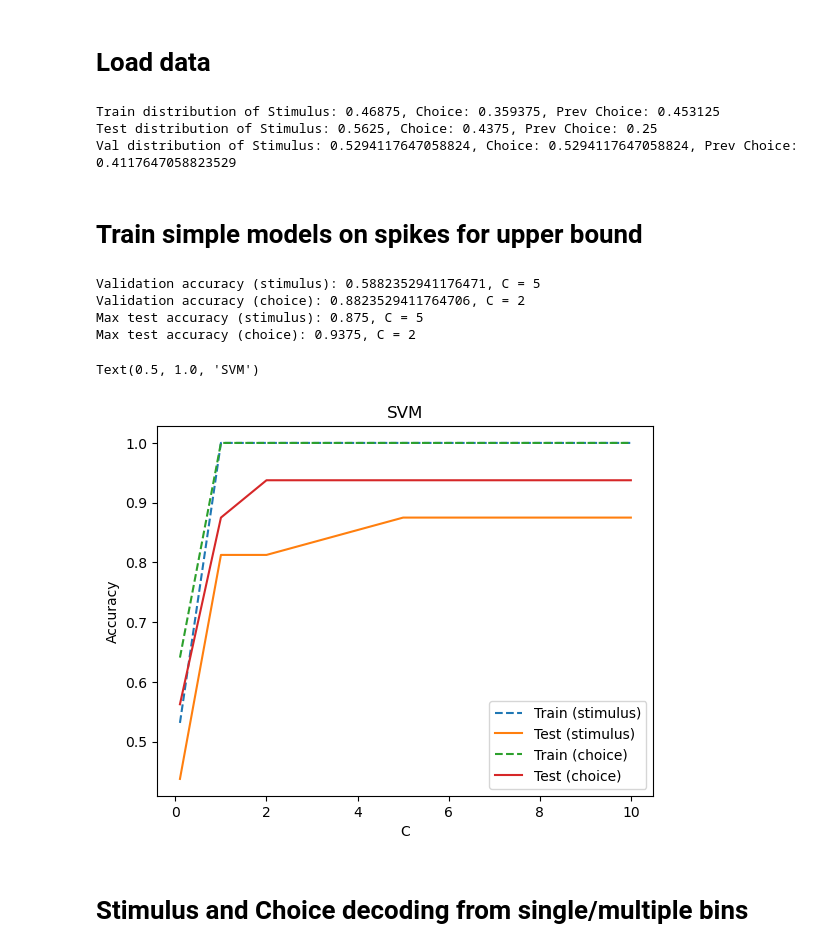
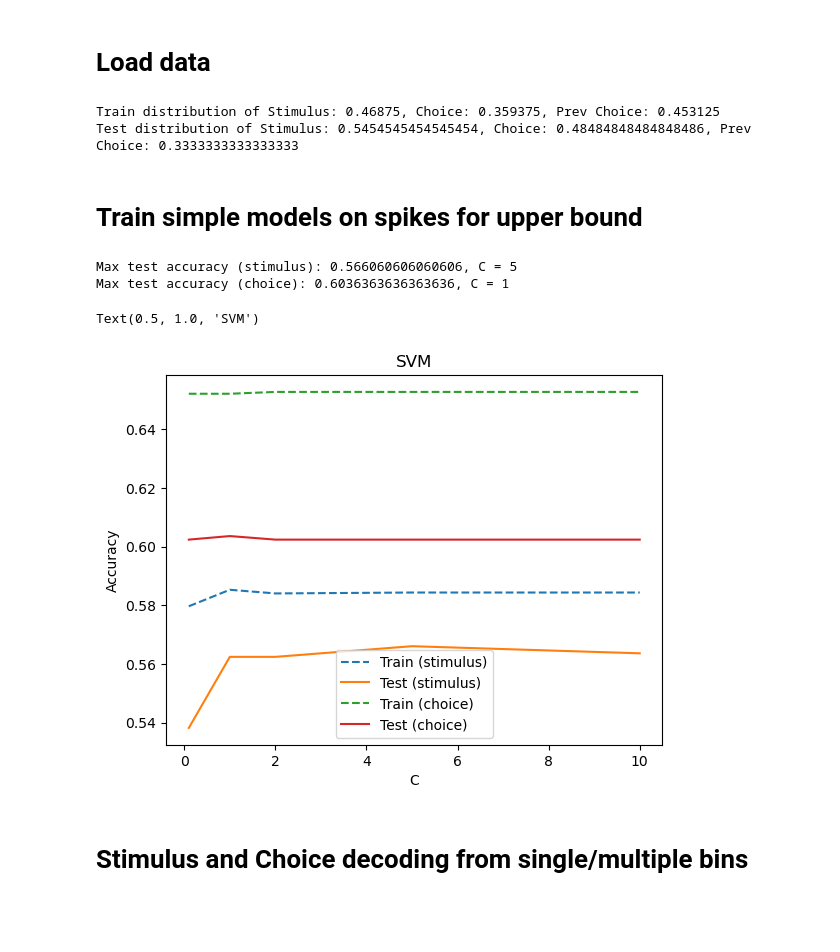
Before and after one commit to methi1999/switching_subspace, a Jupyter notebook: metric.ipynb, the cells around one changed output. Drawn from its saved outputs; the diff is of its cells as text; code cells hidden in the pictures; blank space fills up the shorter version.

```diff
--- a/metric.ipynb
+++ b/metric.ipynb
@@ -49,81 +46,86 @@ num_trials, time_bins, emissions_dim = spikes.shape
 behaviour_data_train, behaviour_data_test, spikes_train, spikes_test, amp_train, amp_test = train_test_split(behaviour_data, spikes, amp, test_size=0.2, random_state=7)
 # behaviour_data_train, behaviour_data_test, spikes_train, spikes_test, amp_train, amp_test = train_test_split(behaviour_data, spikes, amp, test_size=0.3, random_state=7)
 # further split test into test and val
-behaviour_data_test, behaviour_data_val, spikes_test, spikes_val, amp_test, amp_val = train_test_split(behaviour_data_test, spikes_test, amp_test, test_size=0.5, random_state=7)
+# behaviour_data_test, behaviour_data_val, spikes_test, spikes_val, amp_test, amp_val = train_test_split(behaviour_data_test, spikes_test, amp_test, test_size=0.5, random_state=7)
 trials_train, trials_test = len(behaviour_data_train), len(behaviour_data_test)
 # distribution of choice and stimulus in test
 print("Train distribution of Stimulus: {}, Choice: {}, Prev Choice: {}".format(np.mean(behaviour_data_train[:, 0]), np.mean(behaviour_data_train[:, 1]), np.mean(behaviour_data_train[:, 2])))
 print("Test distribution of Stimulus: {}, Choice: {}, Prev Choice: {}".format(np.mean(behaviour_data_test[:, 0]), np.mean(behaviour_data_test[:, 1]), np.mean(behaviour_data_test[:, 2])))
-print("Val distribution of Stimulus: {}, Choice: {}, Prev Choice: {}".format(np.mean(behaviour_data_val[:, 0]), np.mean(behaviour_data_val[:, 1]), np.mean(behaviour_data_val[:, 2])))
+# print("Val distribution of Stimulus: {}, Choice: {}, Prev Choice: {}".format(np.mean(behaviour_data_val[:, 0]), np.mean(behaviour_data_val[:, 1]), np.mean(behaviour_data_val[:, 2])))
 # labels
 y_stim_train, y_stim_test = behaviour_data_train[:, 0], behaviour_data_test[:, 0]
 y_choice_train, y_choice_test = behaviour_data_train[:, 1], behaviour_data_test[:, 1]
 y_prev_choice_train, y_prev_choice_test = behaviour_data_train[:, 2], behaviour_data_test[:, 2]
 # %% [output]
 Train distribution of Stimulus: 0.46875, Choice: 0.359375, Prev Choice: 0.453125
-Test distribution of Stimulus: 0.5625, Choice: 0.4375, Prev Choice: 0.25
-Val distribution of Stimulus: 0.5294117647058824, Choice: 0.5294117647058824, Prev Choice: 0.4117647058823529
+Test distribution of Stimulus: 0.5454545454545454, Choice: 0.48484848484848486, Prev Choice: 0.3333333333333333
 # %% [markdown]
 # Train simple models on spikes for upper bound
 # %%
+def reshape(s):
+    # return s.reshape(s.shape[0], -1)
+    return s.reshape(-1, s.shape[-1])
+
 train_acc_stim, test_acc_stim = [], []
 train_acc_choice, test_acc_choice = [], []
 list_c = [0.1, 1, 2, 5, 10]
 for which_beh, y_train, y_test in [('stim', y_stim_train, y_stim_test), ('choice', y_choice_train, y_choice_test)]:
+    # repeat 25 times
+    y_train = np.repeat(y_train, 25)
+    y_test = np.repeat(y_test, 25)
     for c in list_c:
         # train svm
-        clf = SVC(C=c)
-        # clf = LogisticRegression(penalty='l1', solver='liblinear', C=c)
-        clf.fit(spikes_train.reshape(spikes_train.shape[0], -1), y_train)
+        # clf = SVC(C=c)
+        # clf.fit(spikes_train.reshape(spikes_train.shape[0], -1), y_train)
+        clf = LogisticRegression(penalty='l1', solver='liblinear', C=c)
+        clf.fit(reshape(spikes_train), y_train)
         # predict
-        pred_test = clf.predict(spikes_test.reshape(spikes_test.shape[0], -1))
-        pred_train = clf.predict(spikes_train.reshape(spikes_train.shape[0], -1))
+        pred_test = clf.predict(reshape(spikes_test))
+        pred_train = clf.predict(reshape(spikes_train))
         # calculate accuracy
         test_accuracy = accuracy_score(y_test, pred_test)
         train_accuracy = accuracy_score(y_train, pred_train)
         if which_beh == 'stim':
             train_acc_stim.append(train_accuracy)
             test_acc_stim.append(test_accuracy)
         else:
             train_acc_choice.append(train_accuracy)
             test_acc_choice.append(test_accuracy)
-    # take best C and train on validation set
-    if which_beh == 'stim':
-        best_c = list_c[np.argmax(test_acc_stim)]
-        clf = SVC(C=best_c)
-        clf.fit(spikes_train.reshape(spikes_train.shape[0], -1), y_train)
-        pred_val = clf.predict(spikes_val.reshape(spikes_val.shape[0], -1))
-        val_accuracy = accuracy_score(behaviour_data_val[:, 0], pred_val)
-        print("Validation accuracy (stimulus): {}, C = {}".format(val_accuracy, best_c))
-    else:
-        best_c = list_c[np.argmax(test_acc_choice)]
-        clf = SVC(C=best_c)
-        clf.fit(spikes_train.reshape(spikes_train.shape[0], -1), y_train)
-        pred_val = clf.predict(spikes_val.reshape(spikes_val.shape[0], -1))
-        val_accuracy = accuracy_score(behaviour_data_val[:, 1], pred_val)
-        print("Validation accuracy (choice): {}, C = {}".format(val_accuracy, best_c))
+    # # take best C and train on validation set
+    # if which_beh == 'stim':
+    #     best_c = list_c[np.argmax(test_acc_stim)]
+    #     clf = SVC(C=best_c)
+    #     clf.fit(spikes_train.reshape(spikes_train.shape[0], -1), y_train)
+    #     pred_val = clf.predict(spikes_val.reshape(spikes_val.shape[0], -1))
+    #     val_accuracy = accuracy_score(behaviour_data_val[:, 0], pred_val)
+    #     print("Validation accuracy (stimulus): {}, C = {}".format(val_accuracy, best_c))
+    # else:
+    #     best_c = list_c[np.argmax(test_acc_choice)]
+    #     clf = SVC(C=best_c)
+    #     clf.fit(spikes_train.reshape(spikes_train.shape[0], -1), y_train)
+    #     pred_val = clf.predict(spikes_val.reshape(spikes_val.shape[0], -1))
+    #     val_accuracy = accuracy_score(behaviour_data_val[:, 1], pred_val)
+    #     print("Validation accuracy (choice): {}, C = {}".format(val_accuracy, best_c))
 # plot
 plt.plot(list_c, train_acc_stim, label='Train (stimulus)', linestyle='--')
 plt.plot(list_c, test_acc_stim, label='Test (stimulus)')
 plt.plot(list_c, train_acc_choice, label='Train (choice)', linestyle='--')
 plt.plot(list_c, test_acc_choice, label='Test (choice)')
 # print max test accuracy
 max_test_acc_stim = np.max(test_acc_stim)
 max_test_acc_choice = np.max(test_acc_choice)
 print("Max test accuracy (stimulus): {}, C = {}".format(max_test_acc_stim, list_c[np.argmax(test_acc_stim)]))
 print("Max test accuracy (choice): {}, C = {}".format(max_test_acc_choice, list_c[np.argmax(test_acc_choice)]))
 
 plt.xlabel('C')
 plt.ylabel('Accuracy')
 plt.legend()
 plt.title('SVM')
 # %% [output]
-Validation accuracy (stimulus): 0.5882352941176471, C = 5
-Validation accuracy (choice): 0.8823529411764706, C = 2
-Max test accuracy (stimulus): 0.875, C = 5
-Max test accuracy (choice): 0.9375, C = 2
+Max test accuracy (stimulus): 0.566060606060606, C = 5
+Max test accuracy (choice): 0.6036363636363636, C = 1
 Text(0.5, 1.0, 'SVM')
-[figure, old version]
+[figure, new version]
 # %% [markdown]
 # Stimulus and Choice decoding from single/multiple bins
 # %%
```
Also changed, not shown: parts of 3 cells of this notebook, 6 other files.
